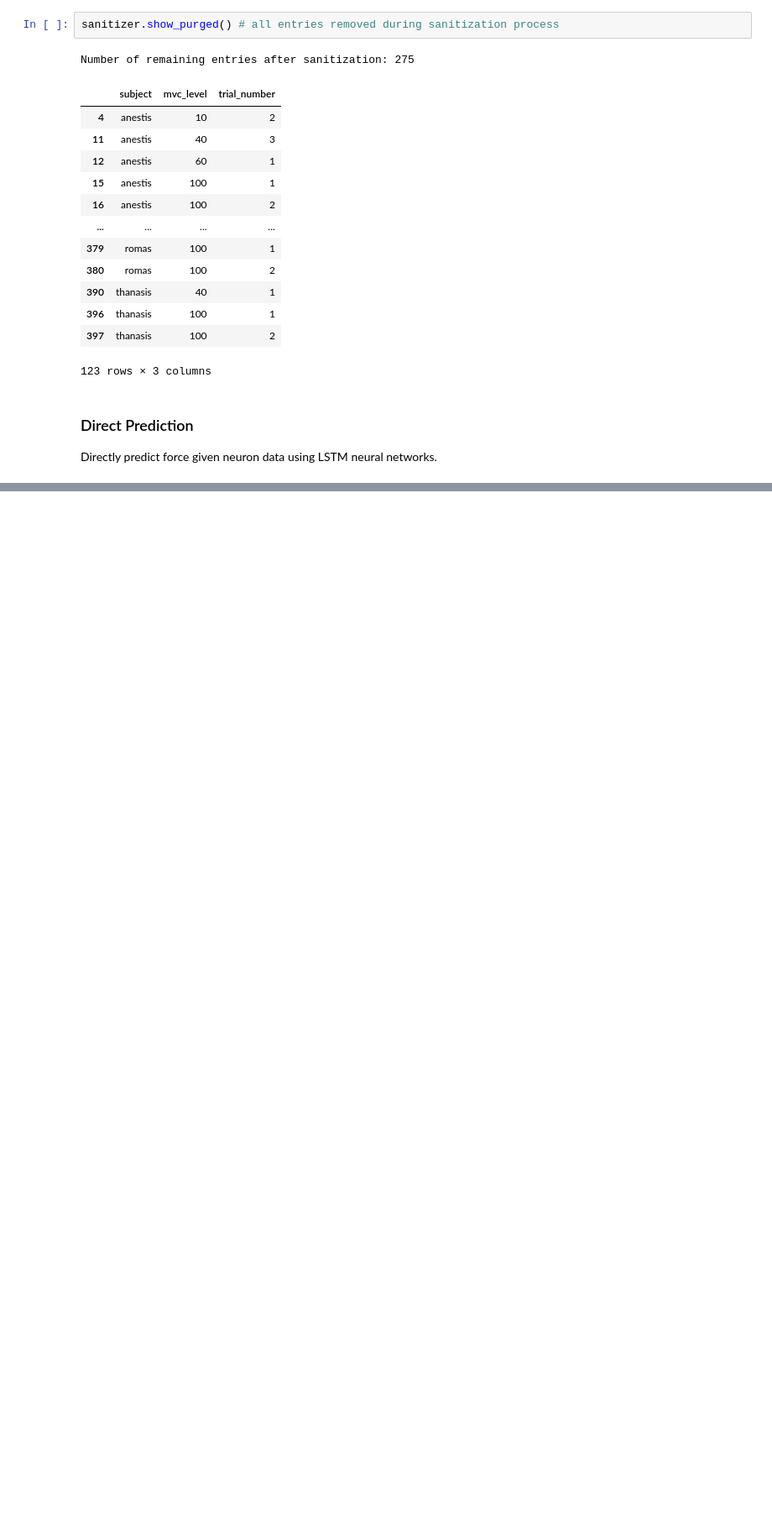
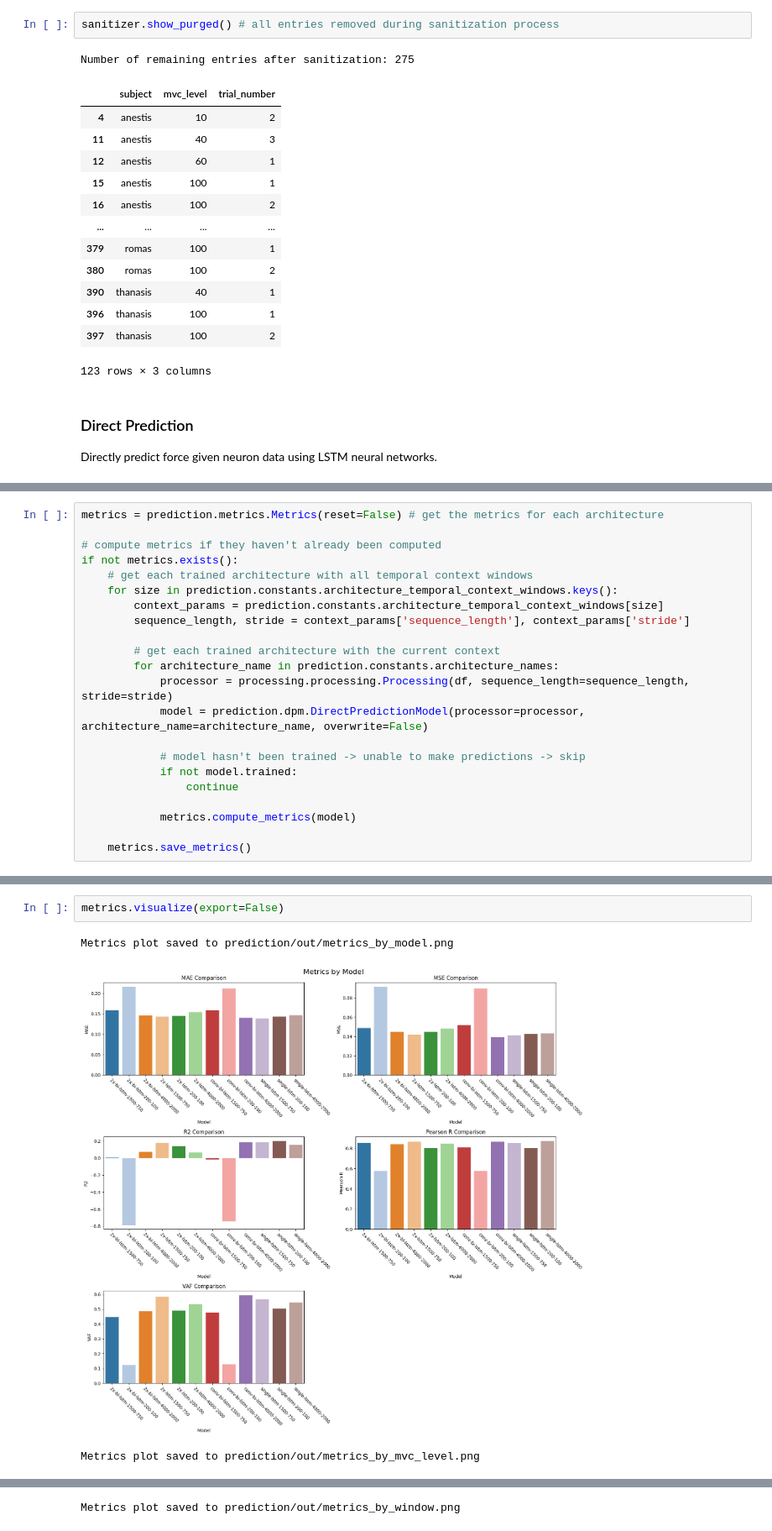
Before and after one commit to paul-bokelman/force-prediction, a Jupyter notebook: main.ipynb, the cells around one changed output, grey strips where cells are left out. Shown at 84% size. Cells and saved outputs as stored; diff of their text form; blank space fills up the shorter version.

```diff
--- a/main.ipynb
+++ b/main.ipynb
@@ -171,0 +193,22 @@ KeyboardInterrupt:
+# %%
+metrics = prediction.metrics.Metrics(reset=False) # get the metrics for each architecture
+
+# compute metrics if they haven't already been computed
+if not metrics.exists():
+    # get each trained architecture with all temporal context windows
+    for size in prediction.constants.architecture_temporal_context_windows.keys():
+        context_params = prediction.constants.architecture_temporal_context_windows[size]
+        sequence_length, stride = context_params['sequence_length'], context_params['stride']
+
+        # get each trained architecture with the current context
+        for architecture_name in prediction.constants.architecture_names:
+            processor = processing.processing.Processing(df, sequence_length=sequence_length, stride=stride)
+            model = prediction.dpm.DirectPredictionModel(processor=processor, architecture_name=architecture_name, overwrite=False)
+
+            # model hasn't been trained -> unable to make predictions -> skip
+            if not model.trained:
+                continue
+
+            metrics.compute_metrics(model)
+
+    metrics.save_metrics()
@@ -171,0 +242,6 @@ KeyboardInterrupt:
+# %%
+metrics.visualize(export=False)
+# %% [output]
+Metrics plot saved to prediction/out/metrics_by_model.png
+[figure, added]
+Metrics plot saved to prediction/out/metrics_by_mvc_level.png
@@ -171,0 +249 @@ KeyboardInterrupt:
+Metrics plot saved to prediction/out/metrics_by_window.png
```
Also changed, not shown: parts of 12 cells of this notebook, 16 other files.
